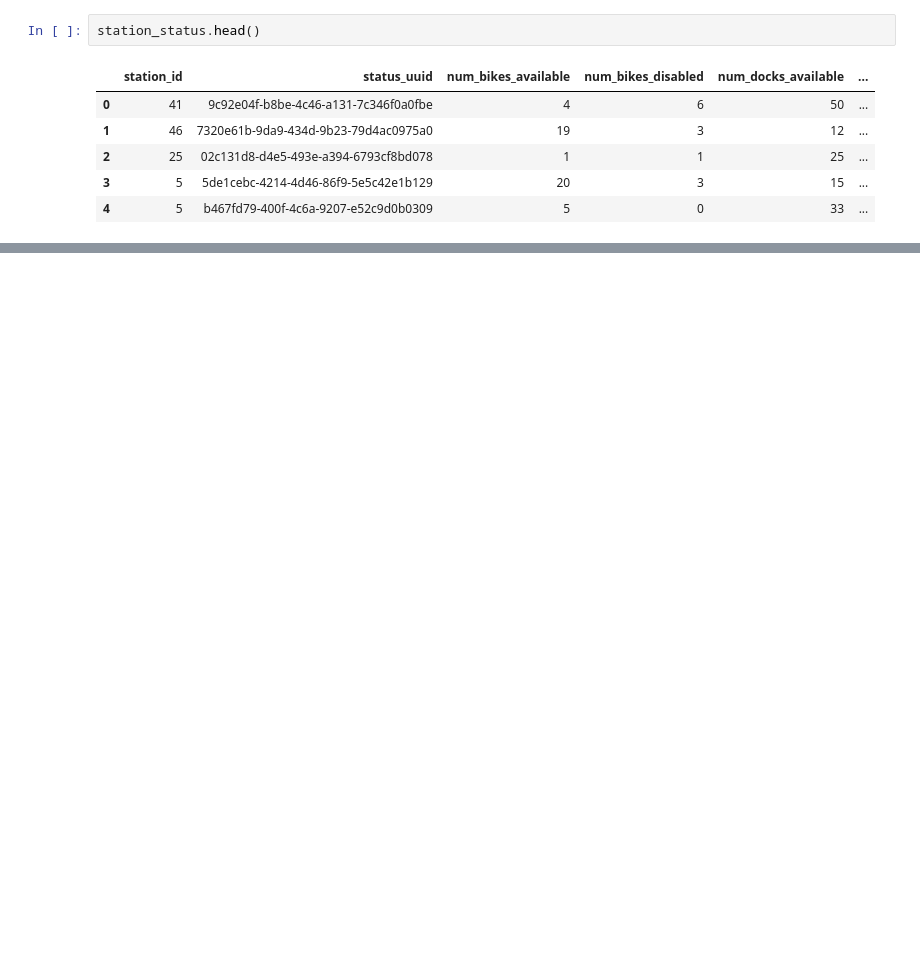
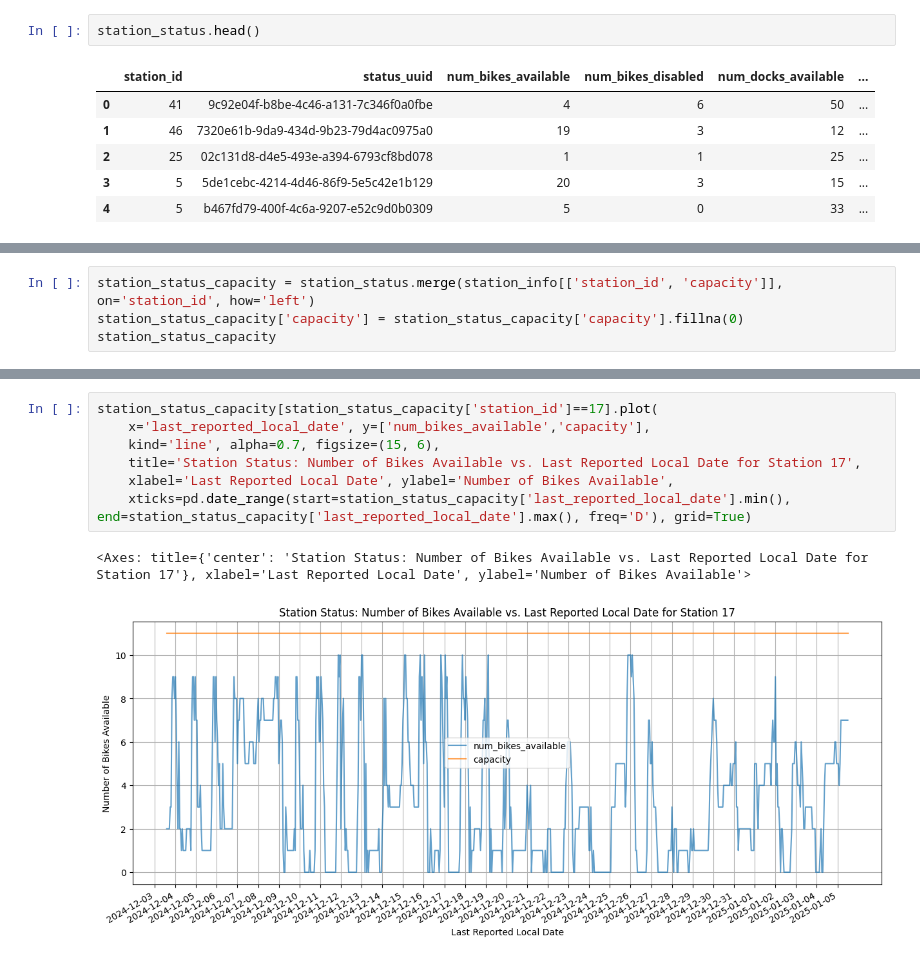
Before and after one commit to stefyperezg/smart-cities-tools, a Jupyter notebook: Active Mobility/gbfs_history_analysis/analyze_gbfs.ipynb, the cells around one changed output, grey strips where cells are left out. Saved outputs shown, nothing was run; the diff lists cells and outputs as text; blank space fills up the shorter version.

```diff
--- a/Active Mobility/gbfs_history_analysis/analyze_gbfs.ipynb
+++ b/Active Mobility/gbfs_history_analysis/analyze_gbfs.ipynb
@@ -43,0 +66,4 @@ station_status.plot(x='last_reported_local_date', y='num_bikes_available', kind=
+# %%
+station_status_capacity = station_status.merge(station_info[['station_id', 'capacity']], on='station_id', how='left')
+station_status_capacity['capacity'] = station_status_capacity['capacity'].fillna(0)
+station_status_capacity
@@ -43,0 +84,10 @@ station_status.plot(x='last_reported_local_date', y='num_bikes_available', kind=
+# %%
+station_status_capacity[station_status_capacity['station_id']==17].plot(
+  	x='last_reported_local_date', y=['num_bikes_available','capacity'],
+  	kind='line', alpha=0.7, figsize=(15, 6),
+  	title='Station Status: Number of Bikes Available vs. Last Reported Local Date for Station 17',
+  	xlabel='Last Reported Local Date', ylabel='Number of Bikes Available',
+  	xticks=pd.date_range(start=station_status_capacity['last_reported_local_date'].min(), end=station_status_capacity['last_reported_local_date'].max(), freq='D'), grid=True)
+# %% [output]
+<Axes: title={'center': 'Station Status: Number of Bikes Available vs. Last Reported Local Date for Station 17'}, xlabel='Last Reported Local Date', ylabel='Number of Bikes Available'>
+[figure, added]
```
Also changed, not shown: parts of 12 cells of this notebook.
